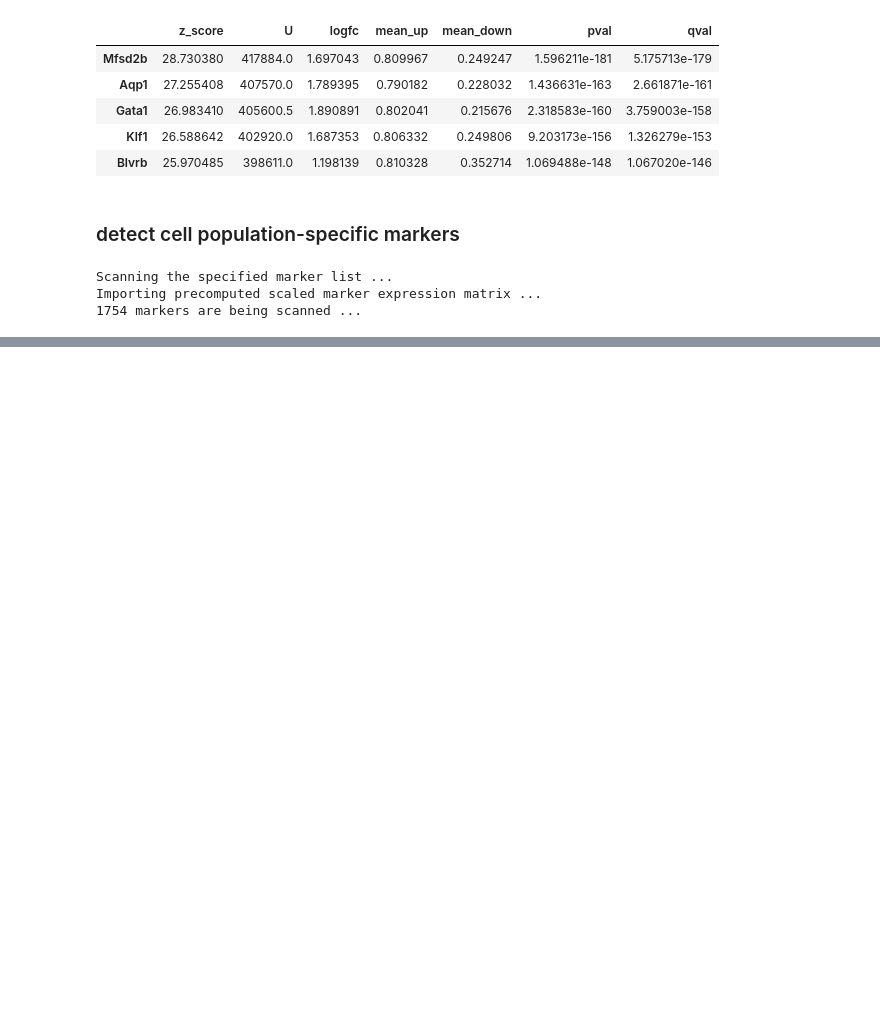
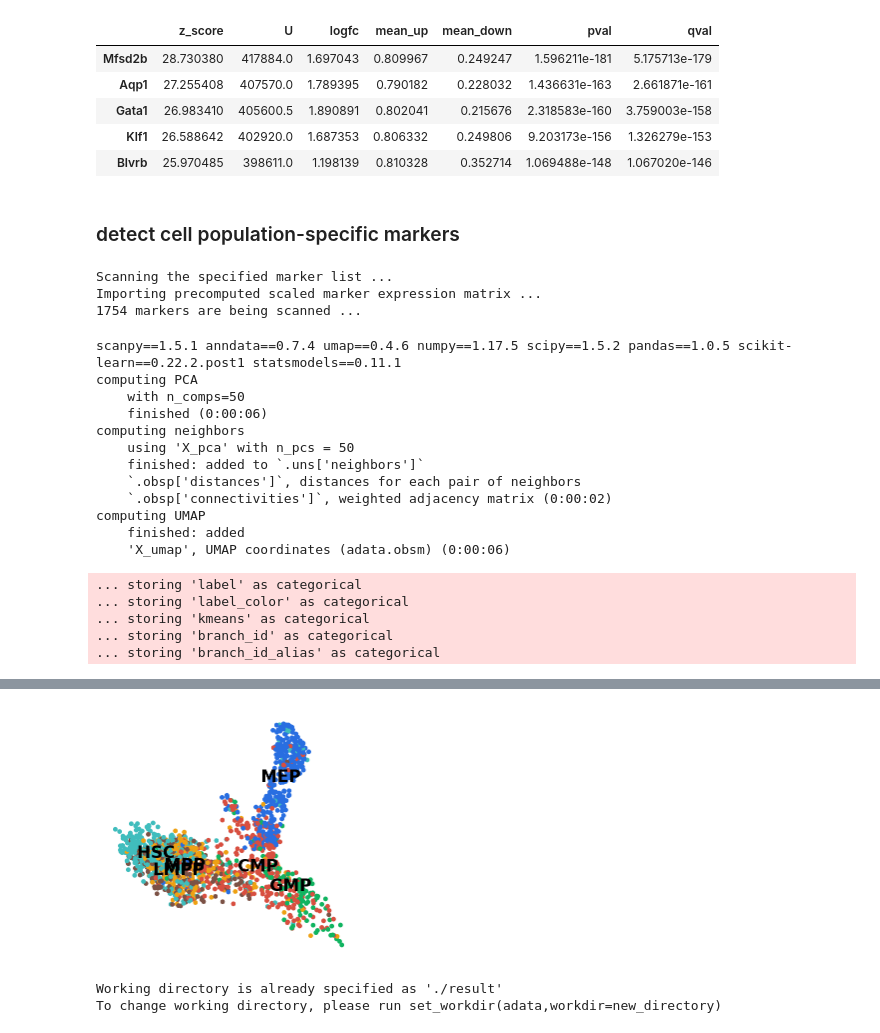
Before and after one commit to MingBit/PySCNet, a Jupyter notebook: tutorial/stream_trajectory.ipynb, the cells around one changed output, grey strips where cells are left out. Cells and saved outputs as stored; diff of their text form; code cells hidden in the pictures; blank space fills up the shorter version.

```diff
--- a/tutorial/stream_trajectory.ipynb
+++ b/tutorial/stream_trajectory.ipynb
@@ -228,12 +245,34 @@ Scanning the specified marker list ...
 Importing precomputed scaled marker expression matrix ...
 1754 markers are being scanned ...
 # %%
-# import scanpy as sc
+import scanpy as sc
 
-# sc.settings.verbosity = 3             # verbosity: errors (0), warnings (1), info (2), hints (3)
-# sc.logging.print_versions()
-# sc.settings.set_figure_params(dpi=80, facecolor='white')
+sc.settings.verbosity = 3             # verbosity: errors (0), warnings (1), info (2), hints (3)
+sc.logging.print_versions()
+sc.settings.set_figure_params(dpi=80, facecolor='white')
 
-# sc.tl.pca(adata, svd_solver='arpack')
-# sc.pl.pca_variance_ratio(adata, log=True)
-# sc.pp.neighbors(adata, n_neighbors=10, n_pcs=40)
+sc.pp.pca(adata)
+sc.pp.neighbors(adata, n_neighbors=50)
+sc.tl.umap(adata, n_components=10)
+
+
+sc.pl.umap(adata, color='label', title='', frameon=False, save='.pdf', legend_loc='on data',
+           legend_fontsize=15, palette=['#d84f40','#10b460', '#40bdbd','#7c5246', '#286ee1', '#eea113'])
+# %% [output]
+scanpy==1.5.1 anndata==0.7.4 umap==0.4.6 numpy==1.17.5 scipy==1.5.2 pandas==1.0.5 scikit-learn==0.22.2.post1 statsmodels==0.11.1
+computing PCA
+    with n_comps=50
+    finished (0:00:06)
+computing neighbors
+    using 'X_pca' with n_pcs = 50
+    finished: added to `.uns['neighbors']`
+    `.obsp['distances']`, distances for each pair of neighbors
+    `.obsp['connectivities']`, weighted adjacency matrix (0:00:02)
+computing UMAP
+    finished: added
+    'X_umap', UMAP coordinates (adata.obsm) (0:00:06)
+... storing 'label' as categorical
+... storing 'label_color' as categorical
+... storing 'kmeans' as categorical
+... storing 'branch_id' as categorical
+... storing 'branch_id_alias' as categorical
@@ -239,0 +280 @@ Importing precomputed scaled marker expression matrix ...
+[figure, added]
@@ -243,2 +281,6 @@ Importing precomputed scaled marker expression matrix ...
 # %%
-st.write(adata, file_name='../data/stream_adata.pklz')
+adata = st.read('data/stream_adata.pklz')
+# st.write(adata, file_name='../data/stream_adata.pklz')
+# %% [output]
+Working directory is already specified as './result'
+To change working directory, please run set_workdir(adata,workdir=new_directory)
```
Also changed, not shown: parts of 3 cells of this notebook, 5 other files.
